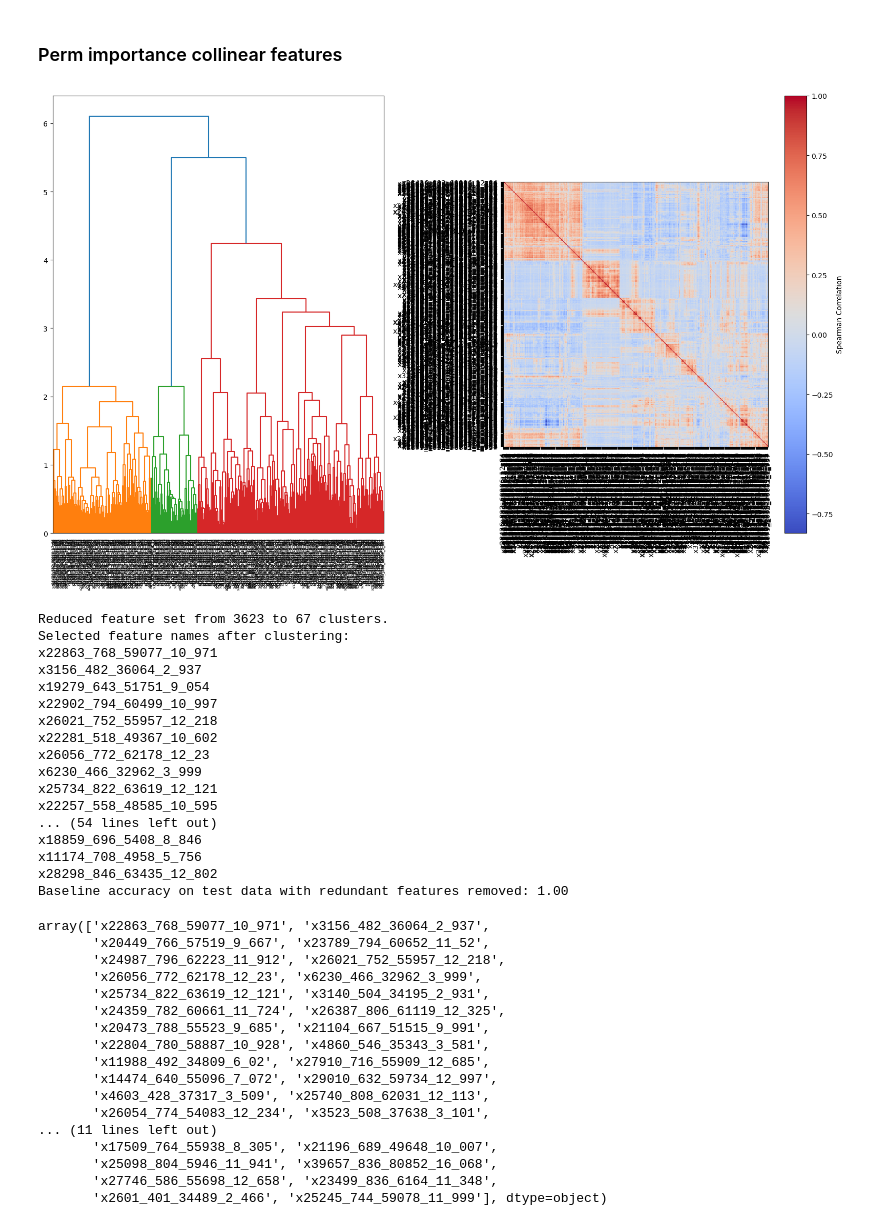
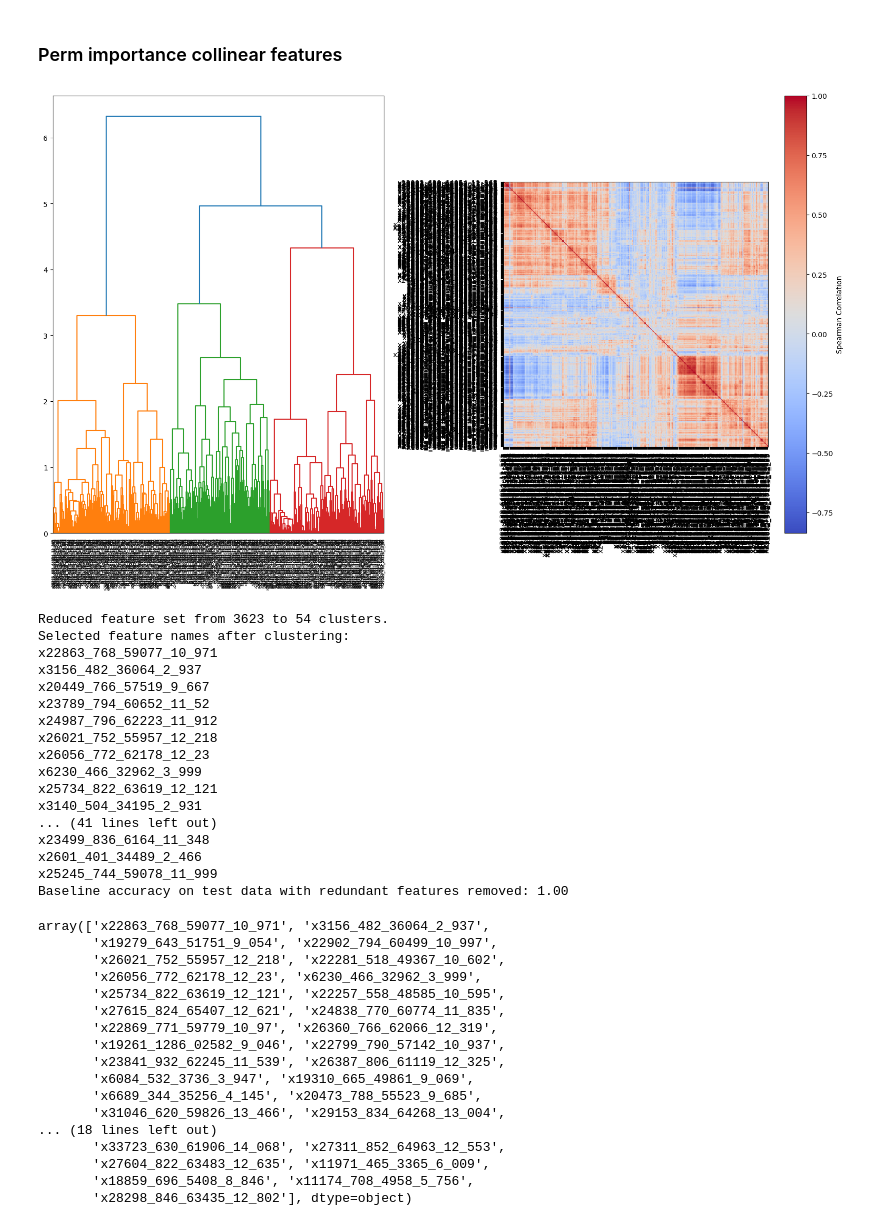
Before and after one commit to wsnowacek/World_Corals, a Jupyter notebook: machine_learning/coral_mets_only/interp_coralmets.ipynb, the cells around one changed output. Drawn from its saved outputs; the diff is of its cells as text; code cells hidden in the pictures.

```diff
--- a/machine_learning/coral_mets_only/interp_coralmets.ipynb
+++ b/machine_learning/coral_mets_only/interp_coralmets.ipynb
@@ -103,36 +103,36 @@ from scipy.spatial.distance import squareform
 from scipy.stats import spearmanr
 from collections import defaultdict
 # %%
-# top_mets = importance_storage["RandomForest_KBest"].head(500)['Metabolite'].values
-top_mets = importance_storage["XGBoost_KBest"].head(500)['Metabolite'].values
+top_mets = importance_storage["RandomForest_KBest"].head(500)['Metabolite'].values
+# top_mets = importance_storage["XGBoost_KBest"].head(500)['Metabolite'].values
 
 X_df = pd.DataFrame(X, columns=coral_df.columns.intersection(met_df['metabolite']))
 X_subset = X_df[top_mets]
 
 corr = spearmanr(X_subset).correlation
 corr = (corr + corr.T) / 2
 np.fill_diagonal(corr, 1)
 
 distance_matrix = 1 - np.abs(corr)
 dist_linkage = hierarchy.ward(squareform(distance_matrix))
 
 fig, (ax1, ax2) = plt.subplots(1, 2, figsize=(16, 10))
 
 dendro = hierarchy.dendrogram(
     dist_linkage, labels=top_mets.tolist(), ax=ax1, leaf_rotation=90
 )
 
 im = ax2.imshow(corr[dendro["leaves"], :][:, dendro["leaves"]], cmap='coolwarm')
 ax2.set_xticks(np.arange(len(top_mets)))
 ax2.set_yticks(np.arange(len(top_mets)))
 ax2.set_xticklabels([top_mets[i] for i in dendro["leaves"]], rotation=90)
 ax2.set_yticklabels([top_mets[i] for i in dendro["leaves"]])
 
 fig.colorbar(im, ax=ax2, label='Spearman Correlation')
 fig.tight_layout()
 plt.show()
 # %% [output]
-[figure, old version]
+[figure, new version]
 # %%
 from collections import defaultdict
 from scipy.cluster import hierarchy
@@ -161,40 +161,40 @@ clf_sel.fit(X_train_sel, y_train)
 accuracy = clf_sel.score(X_test_sel, y_test)
 print(f"Baseline accuracy on test data with redundant features removed: {accuracy:.2f}")
 # %% [output]
-Reduced feature set from 3623 to 67 clusters.
+Reduced feature set from 3623 to 54 clusters.
 Selected feature names after clustering:
 x22863_768_59077_10_971
 x3156_482_36064_2_937
-x19279_643_51751_9_054
-x22902_794_60499_10_997
+x20449_766_57519_9_667
+x23789_794_60652_11_52
+x24987_796_62223_11_912
 x26021_752_55957_12_218
-x22281_518_49367_10_602
 x26056_772_62178_12_23
 x6230_466_32962_3_999
 x25734_822_63619_12_121
-x22257_558_48585_10_595
-... (54 lines left out)
-x18859_696_5408_8_846
-x11174_708_4958_5_756
-x28298_846_63435_12_802
+x3140_504_34195_2_931
+... (41 lines left out)
+x23499_836_6164_11_348
+x2601_401_34489_2_466
+x25245_744_59078_11_999
 Baseline accuracy on test data with redundant features removed: 1.00
 # %%
 selected_features_names
 # %% [output]
 array(['x22863_768_59077_10_971', 'x3156_482_36064_2_937',
-       'x20449_766_57519_9_667', 'x23789_794_60652_11_52',
-       'x24987_796_62223_11_912', 'x26021_752_55957_12_218',
+       'x19279_643_51751_9_054', 'x22902_794_60499_10_997',
+       'x26021_752_55957_12_218', 'x22281_518_49367_10_602',
        'x26056_772_62178_12_23', 'x6230_466_32962_3_999',
-       'x25734_822_63619_12_121', 'x3140_504_34195_2_931',
-       'x24359_782_60661_11_724', 'x26387_806_61119_12_325',
-       'x20473_788_55523_9_685', 'x21104_667_51515_9_991',
-       'x22804_780_58887_10_928', 'x4860_546_35343_3_581',
-       'x11988_492_34809_6_02', 'x27910_716_55909_12_685',
-       'x14474_640_55096_7_072', 'x29010_632_59734_12_997',
-       'x4603_428_37317_3_509', 'x25740_808_62031_12_113',
-       'x26054_774_54083_12_234', 'x3523_508_37638_3_101',
-... (11 lines left out)
-       'x17509_764_55938_8_305', 'x21196_689_49648_10_007',
-       'x25098_804_5946_11_941', 'x39657_836_80852_16_068',
-       'x27746_586_55698_12_658', 'x23499_836_6164_11_348',
-       'x2601_401_34489_2_466', 'x25245_744_59078_11_999'], dtype=object)
+       'x25734_822_63619_12_121', 'x22257_558_48585_10_595',
+       'x27615_824_65407_12_621', 'x24838_770_60774_11_835',
+       'x22869_771_59779_10_97', 'x26360_766_62066_12_319',
+       'x19261_1286_02582_9_046', 'x22799_790_57142_10_937',
+       'x23841_932_62245_11_539', 'x26387_806_61119_12_325',
+       'x6084_532_3736_3_947', 'x19310_665_49861_9_069',
+       'x6689_344_35256_4_145', 'x20473_788_55523_9_685',
+       'x31046_620_59826_13_466', 'x29153_834_64268_13_004',
+... (18 lines left out)
+       'x33723_630_61906_14_068', 'x27311_852_64963_12_553',
+       'x27604_822_63483_12_635', 'x11971_465_3365_6_009',
+       'x18859_696_5408_8_846', 'x11174_708_4958_5_756',
+       'x28298_846_63435_12_802'], dtype=object)
```
Also changed, not shown: parts of 5 cells of this notebook, 3 other files.
